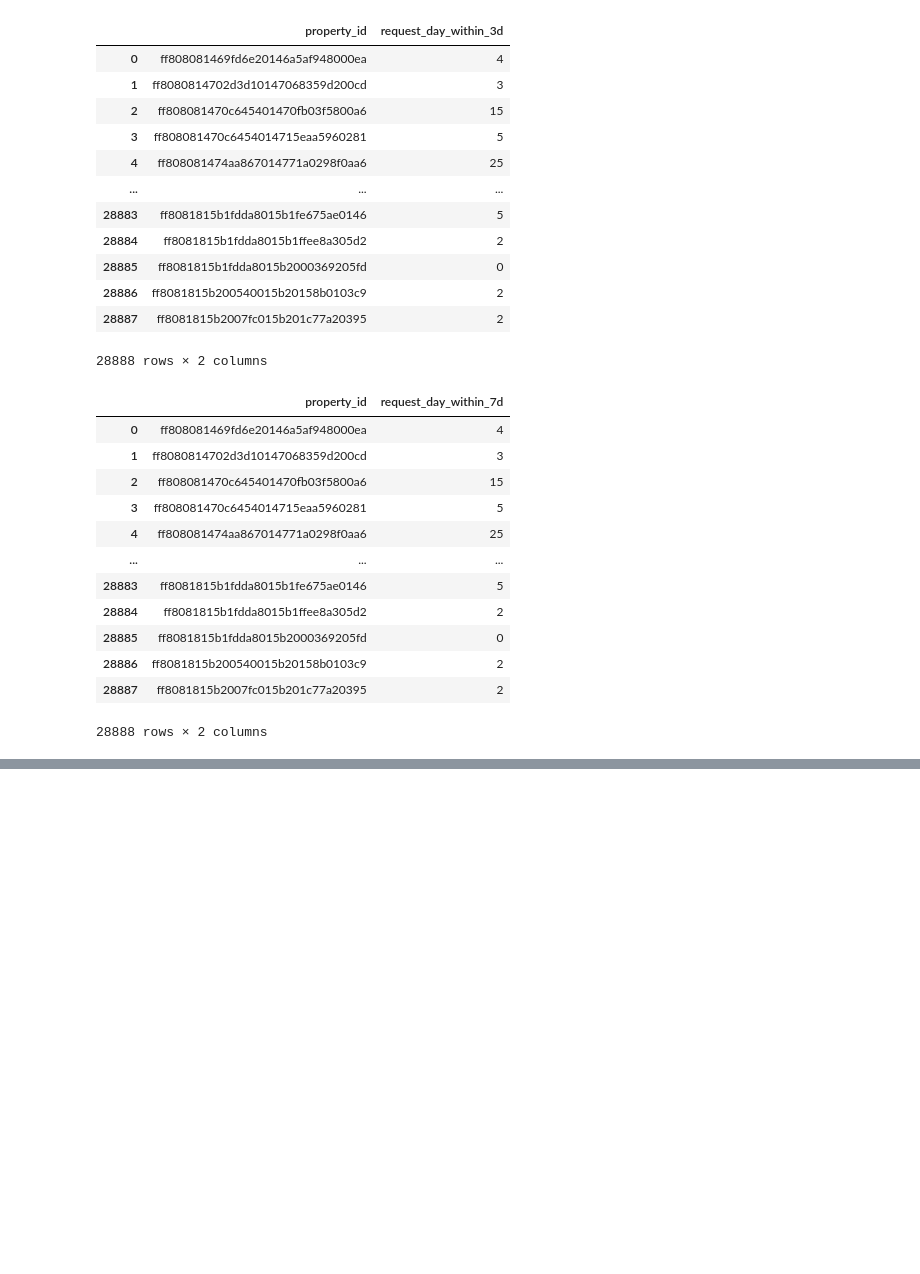
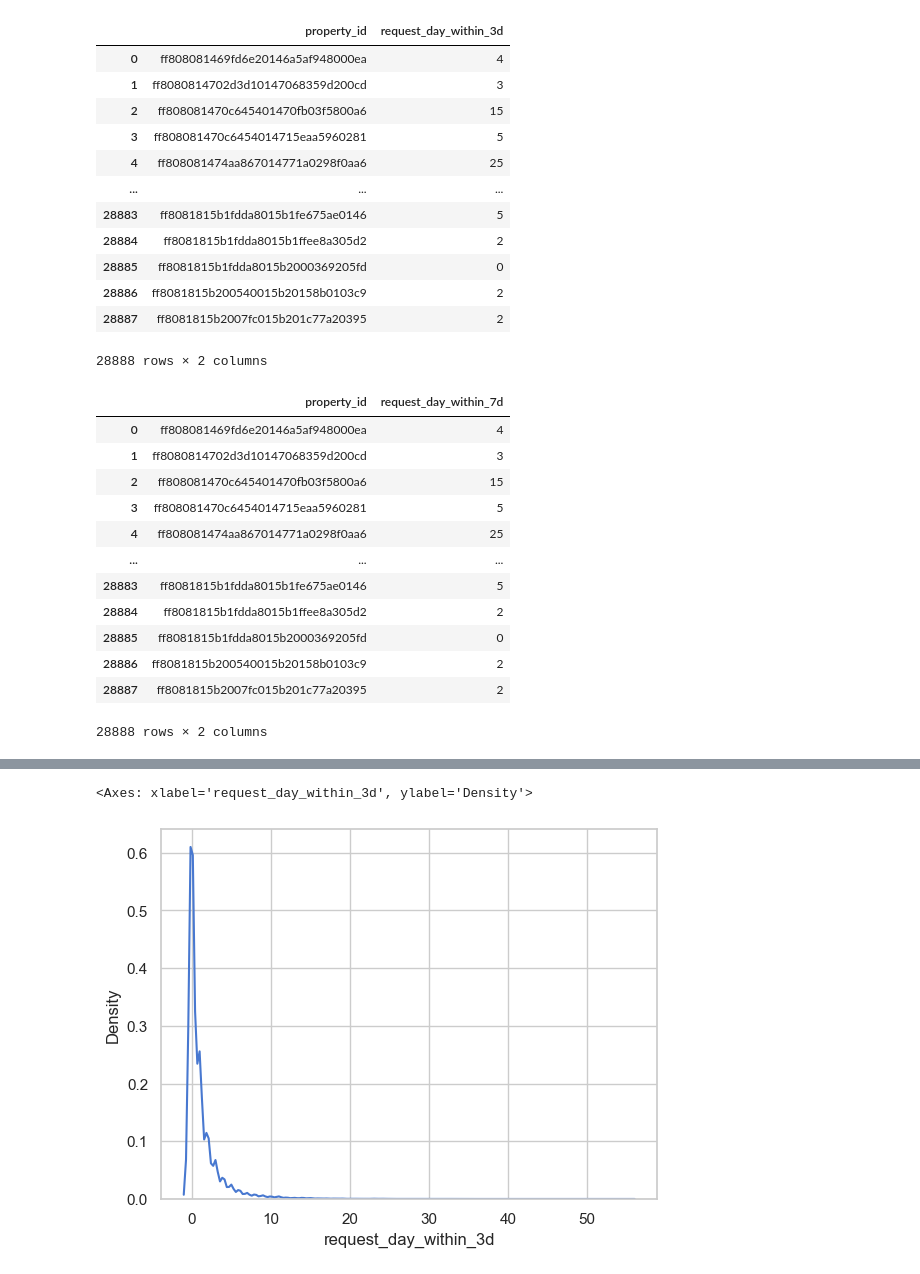
Before and after one commit to kshirsagarsiddharth/mlflow-property, a Jupyter notebook: property_click_prediction_eda.ipynb, the cells around one changed output, grey strips where cells are left out. Saved outputs shown, nothing was run; the diff lists cells and outputs as text; code cells hidden in the pictures; blank space fills up the shorter version.

```diff
--- a/property_click_prediction_eda.ipynb
+++ b/property_click_prediction_eda.ipynb
@@ -145,0 +152,8 @@ request_day_within_7d['7d_class'] = request_day_within_7d['request_day_within_7d
+# %%
+df = pd.merge(df,label_data, on='property_id', how = 'left')
+# %%
+locality_mapping = df[['pin_code','locality']].dropna().drop_duplicates()
+
+locality_mapping_dict = dict(zip(locality_mapping['locality'], locality_mapping['pin_code']))
+# %%
+df['pin_code'] = df['locality'].map(locality_mapping_dict)
@@ -145,0 +176,2 @@ request_day_within_7d['7d_class'] = request_day_within_7d['request_day_within_7d
+# %%
+df = df.drop(columns=['property_id','activation_date','locality','pin_code'])
@@ -145,0 +194,10 @@ request_day_within_7d['7d_class'] = request_day_within_7d['request_day_within_7d
+# %%
+# Set a pleasing theme and color palette
+sns.set_theme(style="whitegrid", palette="muted")
+
+
+
+sns.kdeplot(df, x = 'request_day_within_3d', palette='coolwarm')
+# %% [output]
+<Axes: xlabel='request_day_within_3d', ylabel='Density'>
+[figure, added]
```
Also changed, not shown: parts of 14 cells of this notebook, 1 other file.
